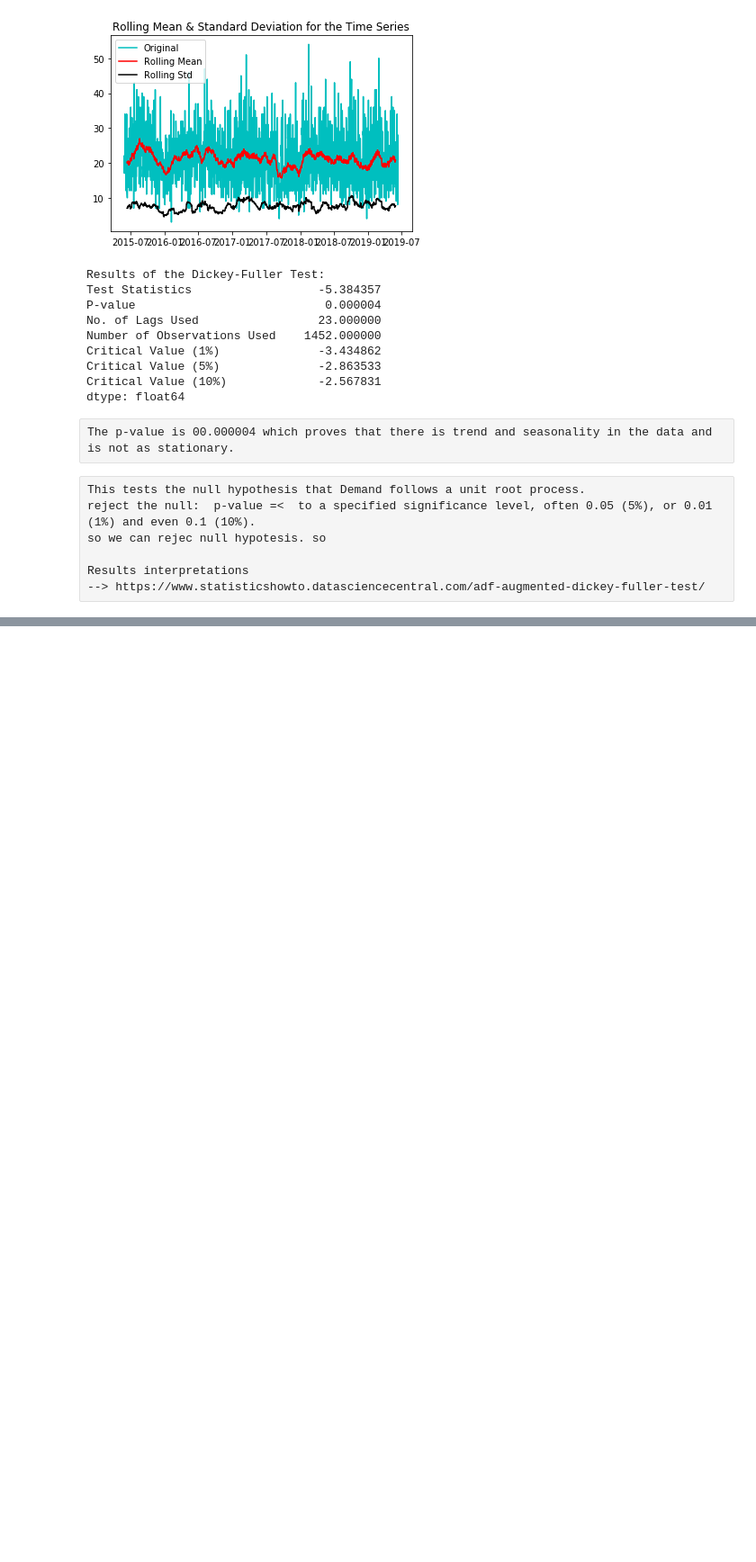
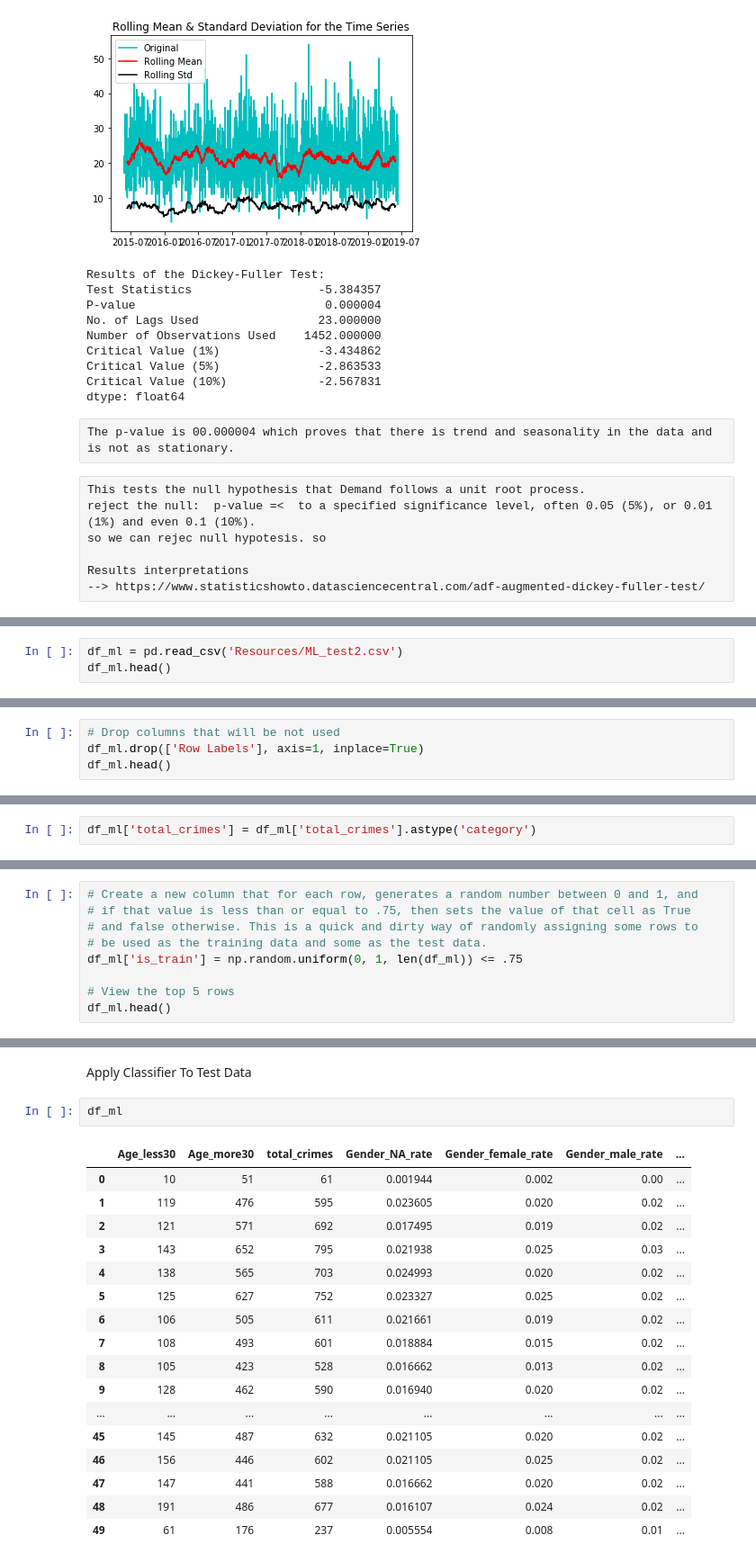
Before and after one commit to cynthiahuallanca/Miami_Crime_2019, a Jupyter notebook: ML1_Dickey-Fuller Test.ipynb, the cells around one changed output, grey strips where cells are left out. Shown at 90% size. Saved outputs shown, nothing was run; the diff lists cells and outputs as text; blank space fills up the shorter version.

```diff
--- a/Machine_Learning.ipynb
+++ b/ML1_Dickey-Fuller Test.ipynb
@@ -176,0 +190,3 @@ Results interpretations
+# %%
+df_ml = pd.read_csv('Resources/ML_test2.csv')
+df_ml.head()
@@ -176,0 +202,4 @@ Results interpretations
+# %%
+# Drop columns that will be not used
+df_ml.drop(['Row Labels'], axis=1, inplace=True)
+df_ml.head()
@@ -176,0 +224,2 @@ Results interpretations
+# %%
+df_ml['total_crimes'] = df_ml['total_crimes'].astype('category')
@@ -176,0 +235,9 @@ Results interpretations
+# %%
+# Create a new column that for each row, generates a random number between 0 and 1, and
+# if that value is less than or equal to .75, then sets the value of that cell as True
+# and false otherwise. This is a quick and dirty way of randomly assigning some rows to
+# be used as the training data and some as the test data.
+df_ml['is_train'] = np.random.uniform(0, 1, len(df_ml)) <= .75
+
+# View the top 5 rows
+df_ml.head()
@@ -176,0 +303,22 @@ Results interpretations
+# %% [markdown]
+Apply Classifier To Test Data
+# %%
+df_ml
+# %% [output]
+|  | Age_less30 | Age_more30 | total_crimes | Gender_NA_rate | Gender_female_rate | Gender_male_rate | ... |
+| 0 | 10 | 51 | 61 | 0.001944 | 0.002 | 0.00 | ... |
+| 1 | 119 | 476 | 595 | 0.023605 | 0.020 | 0.02 | ... |
+| 2 | 121 | 571 | 692 | 0.017495 | 0.019 | 0.02 | ... |
+| 3 | 143 | 652 | 795 | 0.021938 | 0.025 | 0.03 | ... |
+| 4 | 138 | 565 | 703 | 0.024993 | 0.020 | 0.02 | ... |
+| 5 | 125 | 627 | 752 | 0.023327 | 0.025 | 0.02 | ... |
+| 6 | 106 | 505 | 611 | 0.021661 | 0.019 | 0.02 | ... |
+| 7 | 108 | 493 | 601 | 0.018884 | 0.015 | 0.02 | ... |
+| 8 | 105 | 423 | 528 | 0.016662 | 0.013 | 0.02 | ... |
+| 9 | 128 | 462 | 590 | 0.016940 | 0.020 | 0.02 | ... |
+| ... | ... | ... | ... | ... | ... | ... | ... |
+| 45 | 145 | 487 | 632 | 0.021105 | 0.020 | 0.02 | ... |
+| 46 | 156 | 446 | 602 | 0.021105 | 0.025 | 0.02 | ... |
+| 47 | 147 | 441 | 588 | 0.016662 | 0.020 | 0.02 | ... |
+| 48 | 191 | 486 | 677 | 0.016107 | 0.024 | 0.02 | ... |
+| 49 | 61 | 176 | 237 | 0.005554 | 0.008 | 0.01 | ... |
```
Also changed, not shown: parts of 32 cells of this notebook, 3 other files.
